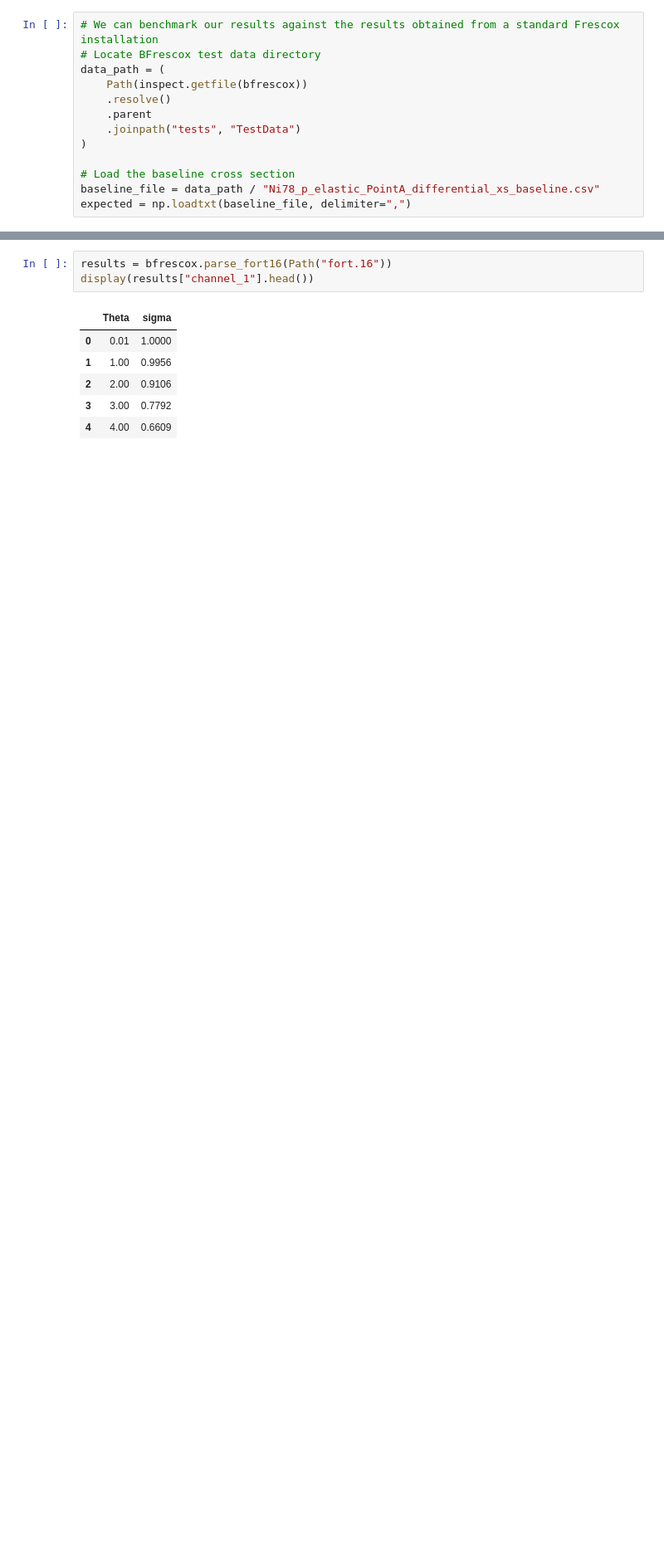
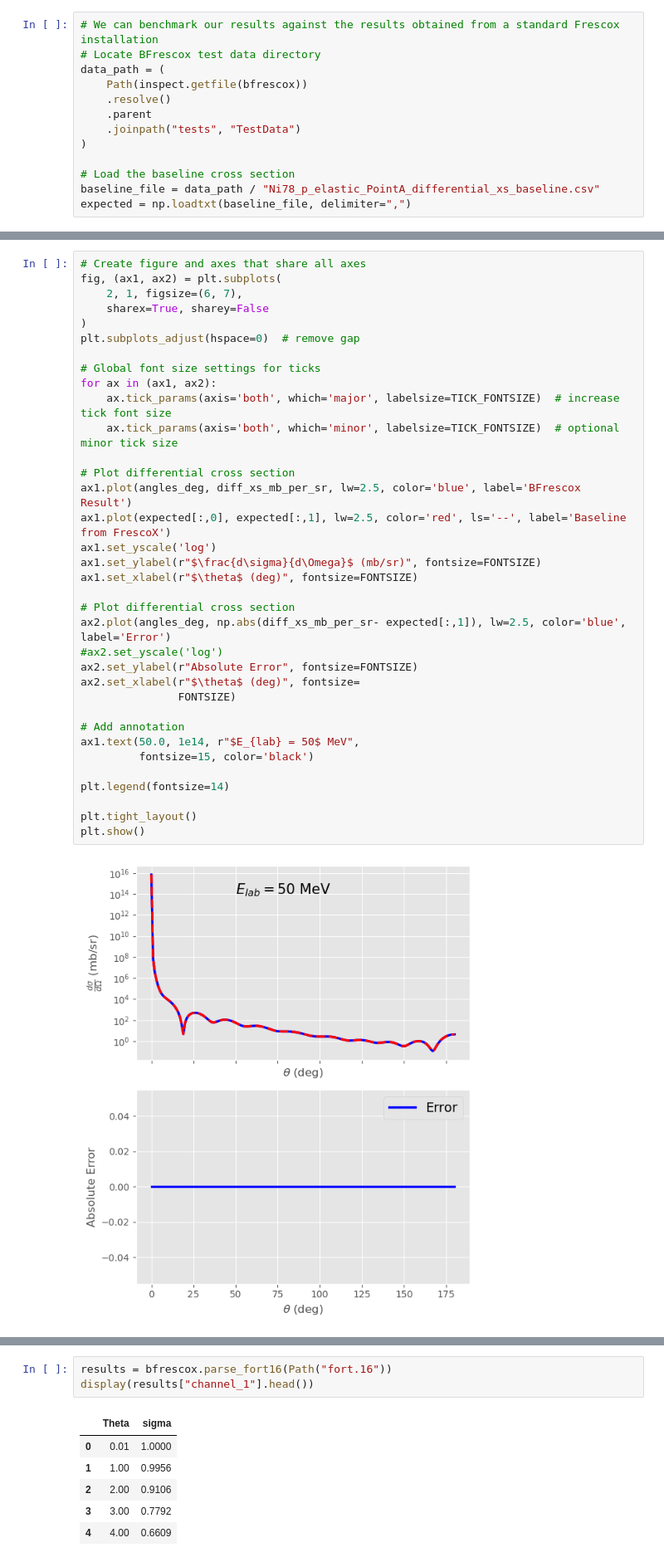
Before and after one commit to bandframework/Bfrescox, a Jupyter notebook: book/notebooks/elastic_from_template_example.ipynb, the cells around one changed output, grey strips where cells are left out. Shown at 83% size. Cells and saved outputs as stored; diff of their text form; blank space fills up the shorter version.

```diff
--- a/book/notebooks/elastic_from_template_example.ipynb
+++ b/book/notebooks/elastic_from_template_example.ipynb
@@ -293 +279,38 @@ plt.show()
+# %%
+# Create figure and axes that share all axes
+fig, (ax1, ax2) = plt.subplots(
+    2, 1, figsize=(6, 7),
+    sharex=True, sharey=False
+)
+plt.subplots_adjust(hspace=0)  # remove gap
+
+# Global font size settings for ticks
+for ax in (ax1, ax2):
+    ax.tick_params(axis='both', which='major', labelsize=TICK_FONTSIZE)  # increase tick font size
+    ax.tick_params(axis='both', which='minor', labelsize=TICK_FONTSIZE)  # optional minor tick size
+
+# Plot differential cross section
+ax1.plot(angles_deg, diff_xs_mb_per_sr, lw=2.5, color='blue', label='BFrescox Result')
+ax1.plot(expected[:,0], expected[:,1], lw=2.5, color='red', ls='--', label='Baseline from FrescoX')
+ax1.set_yscale('log')
+ax1.set_ylabel(r"$\frac{d\sigma}{d\Omega}$ (mb/sr)", fontsize=FONTSIZE)
+ax1.set_xlabel(r"$\theta$ (deg)", fontsize=FONTSIZE)
+
+# Plot differential cross section
+ax2.plot(angles_deg, np.abs(diff_xs_mb_per_sr- expected[:,1]), lw=2.5, color='blue', label='Error')
+#ax2.set_yscale('log')
+ax2.set_ylabel(r"Absolute Error", fontsize=FONTSIZE)
+ax2.set_xlabel(r"$\theta$ (deg)", fontsize=
+               FONTSIZE)
+
+# Add annotation
+ax1.text(50.0, 1e14, r"$E_{lab} = 50$ MeV",
+         fontsize=15, color='black')
+
+plt.legend(fontsize=14)
+
+plt.tight_layout()
+plt.show()
+# %% [output]
+[figure, added]
 # %% [markdown]
```
Also changed, not shown: parts of 19 cells of this notebook, 27 other files.
